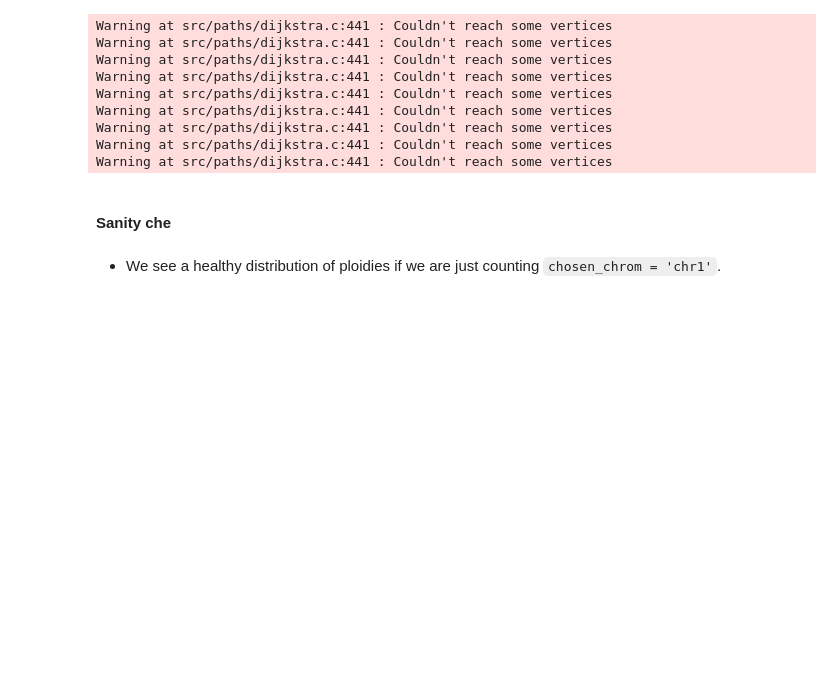
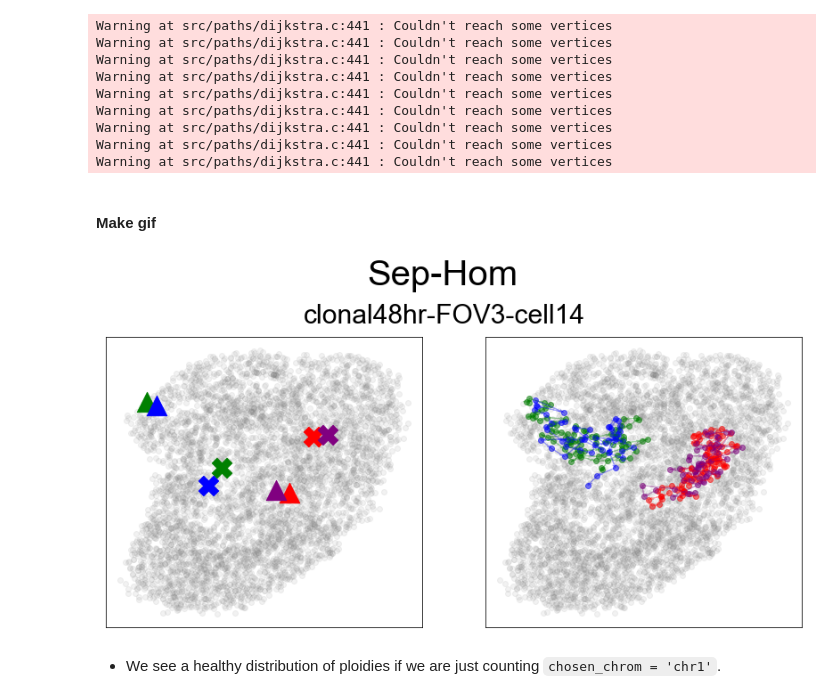
Before and after one commit to b2jia/jie, a Jupyter notebook: jupyter/02-seqFISH-plus-mouse-ESC-polymer-fiber-karyotyping.ipynb, the cells around one changed output. Cells and saved outputs as stored; diff of their text form; code cells hidden in the pictures; blank space fills up the shorter version.

```diff
--- a/jupyter/02-seqFISH-plus-mouse-ESC-polymer-fiber-karyotyping.ipynb
+++ b/jupyter/02-seqFISH-plus-mouse-ESC-polymer-fiber-karyotyping.ipynb
@@ -262,5 +262,5 @@ Warning at src/paths/dijkstra.c:441 : Couldn't reach some vertices
 Warning at src/paths/dijkstra.c:441 : Couldn't reach some vertices
 Warning at src/paths/dijkstra.c:441 : Couldn't reach some vertices
 Warning at src/paths/dijkstra.c:441 : Couldn't reach some vertices
-# %% [markdown]
-#### Sanity che
+# %% [markdown]
+#### Make gif
@@ -267,3 +328,7 @@ Warning at src/paths/dijkstra.c:441 : Couldn't reach some vertices
+# %%
+show_nucleus(tetra_cells[110], background=True, title="Sep-Hom")
+# %% [output]
+[figure, added]
 # %% [markdown]
 - We see a healthy distribution of ploidies if we are just counting `chosen_chrom = 'chr1'`.
 # %%
```
Also changed, not shown: parts of 1 cell of this notebook, 3 other files.
